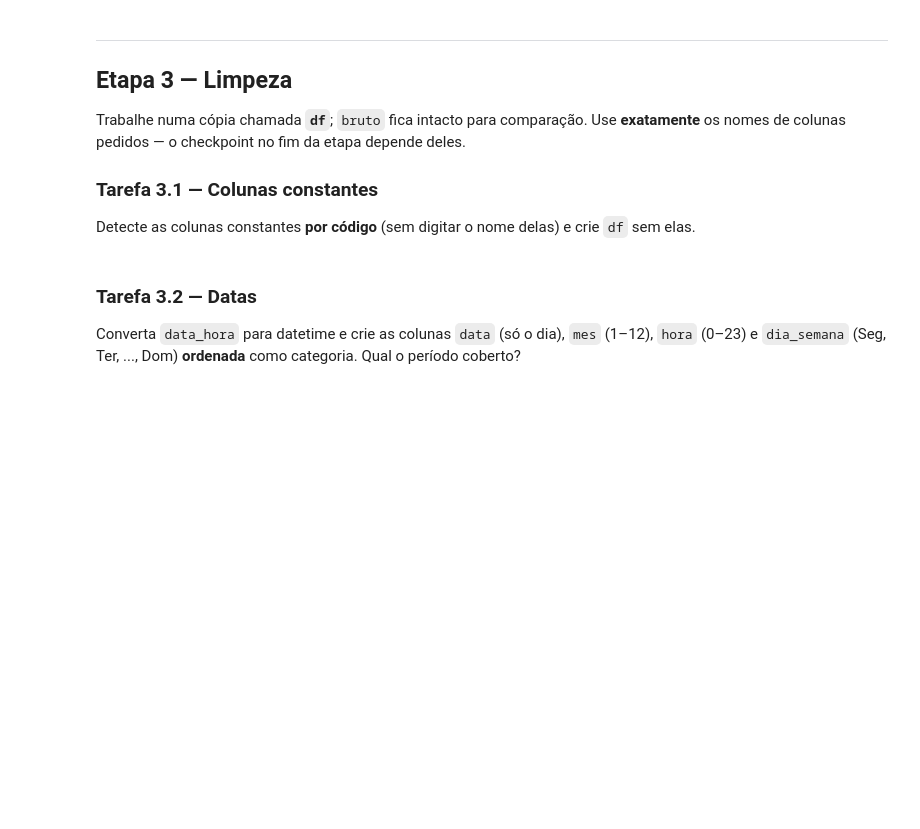
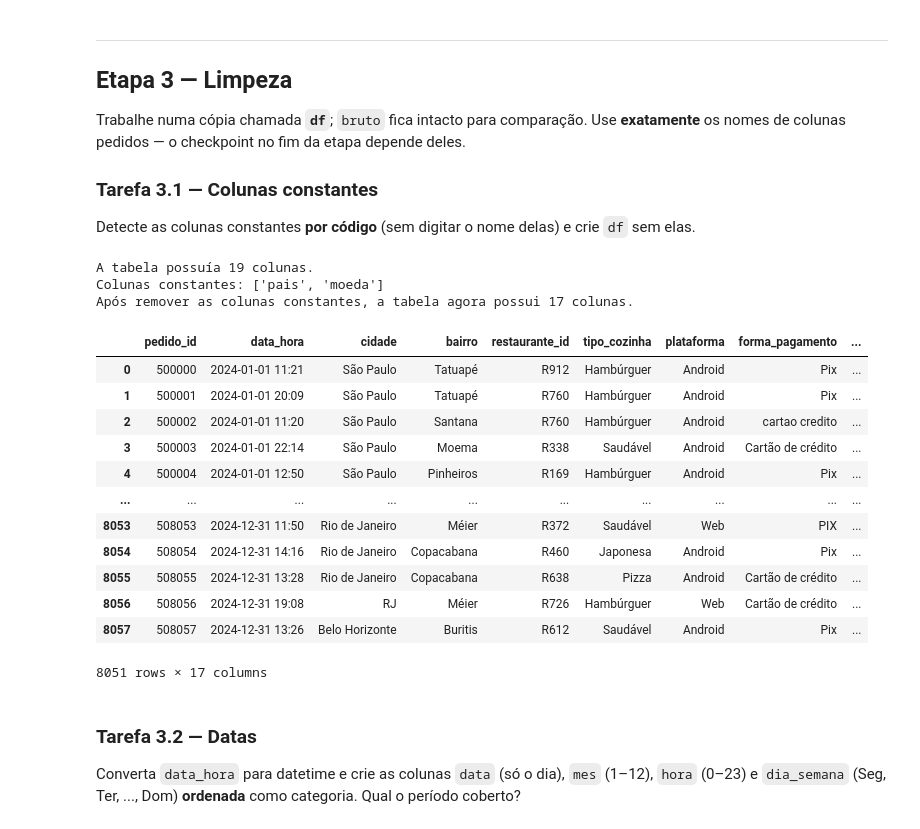
Before and after one commit to eduardoschlemer/TRABALHO-FINAL-ANALISE-EXPLORATORIA, a Jupyter notebook: projeto_final.ipynb, the cells around one changed output. Saved outputs shown, nothing was run; the diff lists cells and outputs as text; code cells hidden in the pictures; blank space fills up the shorter version.

```diff
--- a/projeto_final.ipynb
+++ b/projeto_final.ipynb
@@ -228,0 +305,26 @@ Rode `describe()` nas colunas numéricas e procure **valores impossíveis**. Con
+# %%
+# Verifica as linhas que tem distância maior que 50km
+linhas_removidas = bruto[bruto['distancia_km'] > 50]
+
+# Mostra quantas linhas foram excluídas
+print(f"Quantidade de linhas removidas: {len(linhas_removidas)}")
+
+# Exibe a tabela contendo apenas os pedidos excluídos
+display(linhas_removidas[['pedido_id', 'distancia_km', 'tempo_entrega_min', 'valor_pedido_limpo']])
+
+# 1. Corrige o tempo de entrega usando a mediana
+mediana_tempo = bruto['tempo_entrega_min'].median()
+bruto.loc[(bruto['tempo_entrega_min'] <= 0) | (bruto['tempo_entrega_min'] == 999), 'tempo_entrega_min'] = mediana_tempo
+
+# 2. Remove distâncias > 50km)
+bruto = bruto[(bruto['distancia_km'] <= 50) | (bruto['distancia_km'].isna())]
+
+# Rode o describe novamente para checar a limpeza
+bruto[['distancia_km', 'tempo_entrega_min', 'valor_pedido_limpo']].describe()
+valor_maximo = bruto[['valor_pedido_limpo', 'tempo_entrega_min', 'distancia_km']].max()
+print(f"Valores máximos:\n{valor_maximo}")
+# Encontrar o índice do pedido com o maior valor
+indice_maior_valor = bruto['valor_pedido_limpo'].idxmax()
+
+# Exibe as informações
+display(bruto.loc[indice_maior_valor])
@@ -253,3 +446,29 @@ Detecte as colunas constantes **por código** (sem digitar o nome delas) e crie
+# %%
+
+df = bruto.copy()
+print(f"A tabela possuía {df.shape[1]} colunas.")
+colunas_constantes = df.columns[df.nunique() == 1]
+print(f"Colunas constantes: {list(colunas_constantes)}")
+df = df.drop(columns=colunas_constantes)
+print(f"Após remover as colunas constantes, a tabela agora possui {df.shape[1]} colunas.")
+display(df)
+# %% [output]
+A tabela possuía 19 colunas.
+Colunas constantes: ['pais', 'moeda']
+Após remover as colunas constantes, a tabela agora possui 17 colunas.
+|  | pedido_id | data_hora | cidade | bairro | restaurante_id | tipo_cozinha | plataforma | forma_pagamento | ... |
+| 0 | 500000 | 2024-01-01 11:21 | São Paulo | Tatuapé | R912 | Hambúrguer | Android | Pix | ... |
+| 1 | 500001 | 2024-01-01 20:09 | São Paulo | Tatuapé | R760 | Hambúrguer | Android | Pix | ... |
+| 2 | 500002 | 2024-01-01 11:20 | São Paulo | Santana | R760 | Hambúrguer | Android | cartao credito | ... |
+| 3 | 500003 | 2024-01-01 22:14 | São Paulo | Moema | R338 | Saudável | Android | Cartão de crédito | ... |
+| 4 | 500004 | 2024-01-01 12:50 | São Paulo | Pinheiros | R169 | Hambúrguer | Android | Pix | ... |
+| ... | ... | ... | ... | ... | ... | ... | ... | ... | ... |
+| 8053 | 508053 | 2024-12-31 11:50 | Rio de Janeiro | Méier | R372 | Saudável | Web | PIX | ... |
+| 8054 | 508054 | 2024-12-31 14:16 | Rio de Janeiro | Copacabana | R460 | Japonesa | Android | Pix | ... |
+| 8055 | 508055 | 2024-12-31 13:28 | Rio de Janeiro | Copacabana | R638 | Pizza | Android | Cartão de crédito | ... |
+| 8056 | 508056 | 2024-12-31 19:08 | RJ | Méier | R726 | Hambúrguer | Web | Cartão de crédito | ... |
+| 8057 | 508057 | 2024-12-31 13:26 | Belo Horizonte | Buritis | R612 | Saudável | Android | Pix | ... |
+8051 rows × 17 columns
 # %% [markdown]
 ### Tarefa 3.2 — Datas
 Converta `data_hora` para datetime e crie as colunas `data` (só o dia), `mes` (1–12), `hora` (0–23) e `dia_semana` (Seg, Ter, ..., Dom) **ordenada** como categoria. Qual o período coberto?
```
Also changed, not shown: parts of 16 cells of this notebook.
